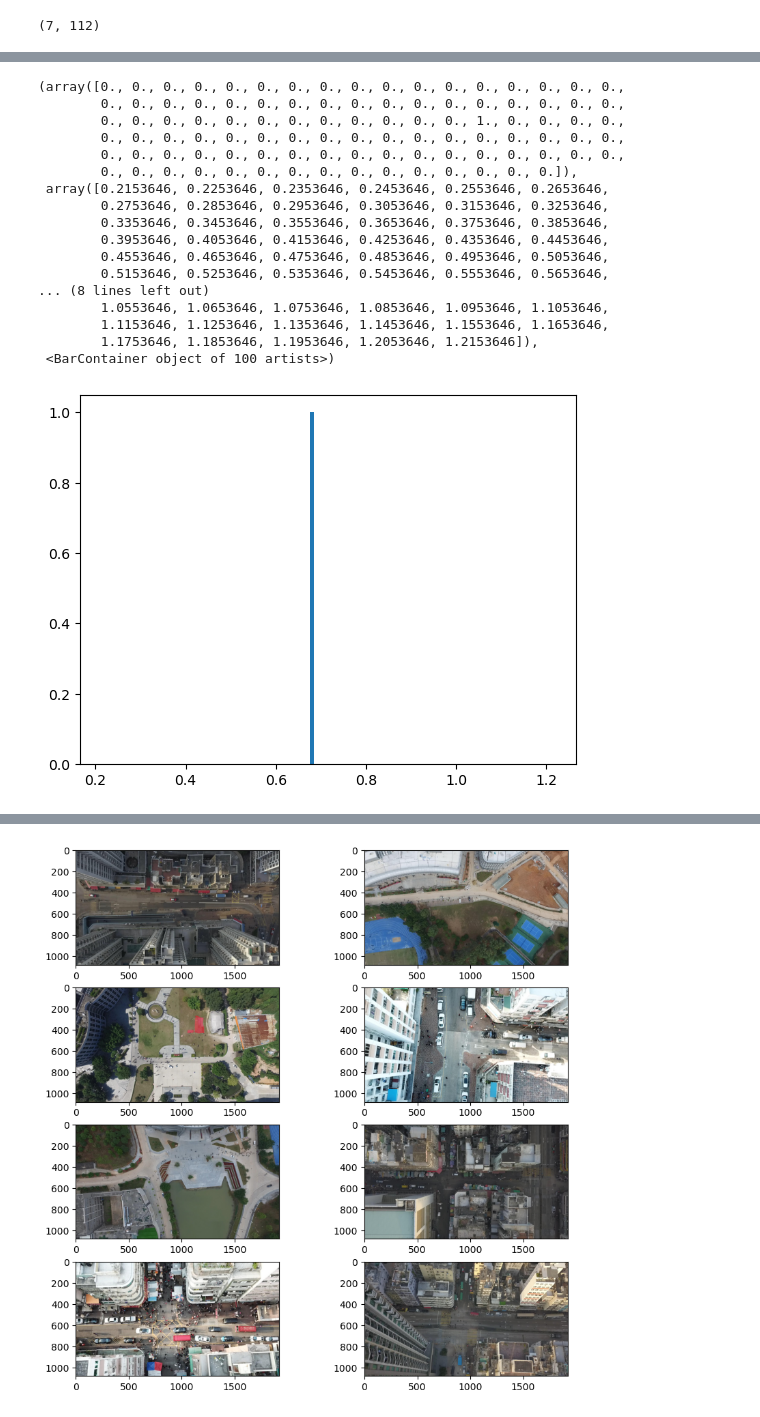
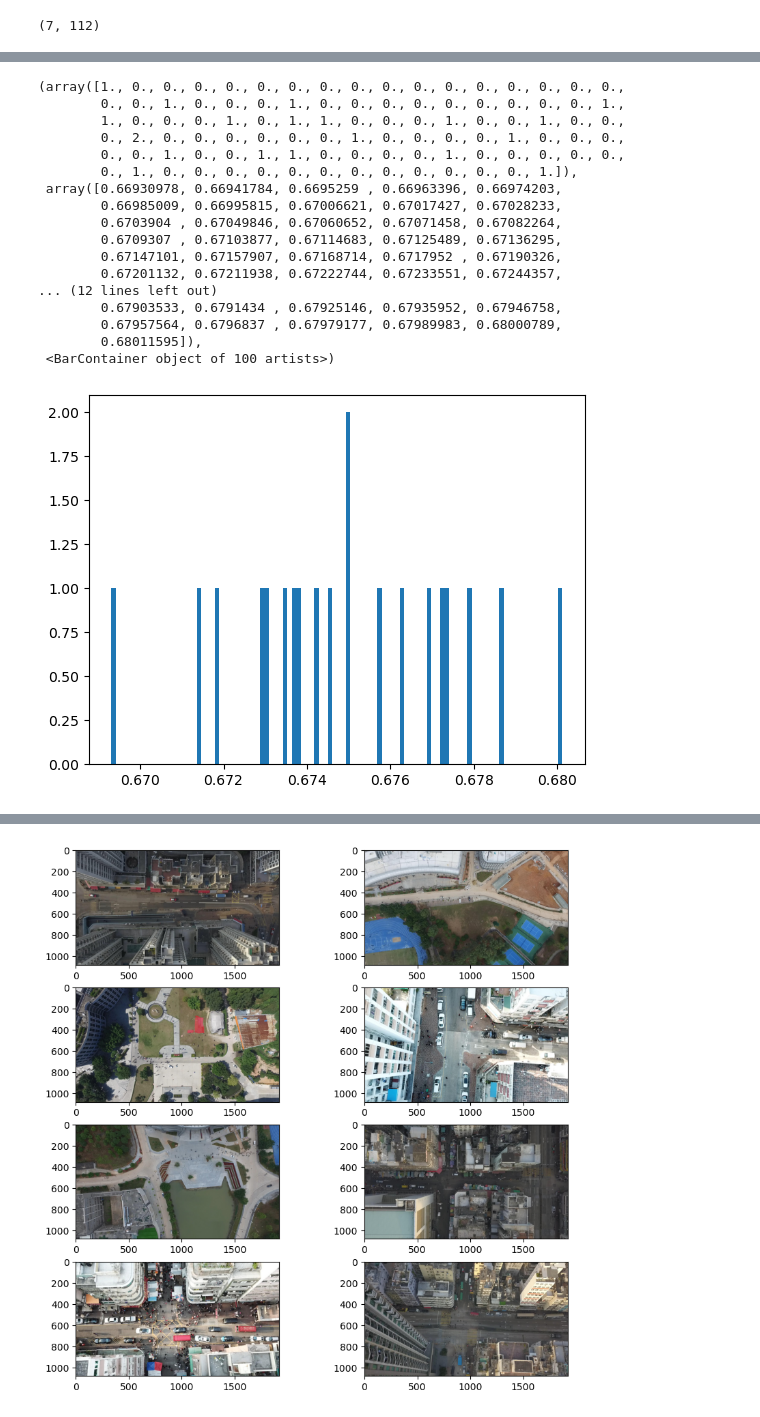
Before and after one commit to Usatoff/datasets_similarity, a Jupyter notebook: secs.ipynb, the cells around one changed output, grey strips where cells are left out. Saved outputs shown, nothing was run; the diff lists cells and outputs as text; code cells hidden in the pictures.

```diff
--- a/secs.ipynb
+++ b/secs.ipynb
@@ -77,6 +78,9 @@ class MyDataset(Dataset):
             image = self.model_transform(image)
             res.append(image.float())
 
+        idxs = np.random.choice(len(res), size=10)
+        res = [res[idx] for idx in idxs]
+
         return torch.stack(res)
 # %%
 my_dataset = MyDataset(images_folder="/Users/alex-usatoff/Downloads/VisDrone2020-CC/sequences")
@@ -181,10 +185,10 @@ embeds_list_similarity(embeds1, embeds2)
 # %%
-def get_similarities(ds1, ds2, subsample_size=100, iters=100):
+def get_similarities(ds1, ds2, subsample_1_size=100, subsample_2_size=100, iters=100):
     similarities_list = []
     for seed in tqdm(range(iters)):
         embeds1, embeds2 = get_embeds_example(
-            ds1, extractor, random_seed=seed, subsample_size=subsample_size), get_embeds_example(
-                ds2, extractor, random_seed=seed**2, subsample_size=subsample_size)
+            ds1, extractor, random_seed=seed, subsample_size=subsample_1_size), get_embeds_example(
+                ds2, extractor, random_seed=seed**2, subsample_size=subsample_2_size)
         similarities_list.append(embeds_list_similarity(embeds1, embeds2))
     return similarities_list
 # %%
@@ -220,7 +243,7 @@ len(test_dataset), len(my_dataset)
 # %% [output]
 (7, 112)
 # %%
-similarities_test_list_1 = get_similarities(my_dataset_1, test_dataset, subsample_size=56, iters=1)
+similarities_test_list_1 = get_similarities(my_dataset_1, test_dataset, subsample_1_size=40, subsample_2_size=7, iters=20)
 # %%
 similarities_test_list_1
 # %% [output]
@@ -228,22 +270,22 @@ similarities_test_list_1
 # %%
-plt.hist(similarities_test_list_1, bins=100, range=[min(similarities_list), max(similarities_list)])
+plt.hist(similarities_test_list_1, bins=100, range=[min(similarities_test_list_1), max(similarities_test_list_1)])
 # %% [output]
-(array([0., 0., 0., 0., 0., 0., 0., 0., 0., 0., 0., 0., 0., 0., 0., 0., 0.,
-        0., 0., 0., 0., 0., 0., 0., 0., 0., 0., 0., 0., 0., 0., 0., 0., 0.,
-        0., 0., 0., 0., 0., 0., 0., 0., 0., 0., 0., 0., 1., 0., 0., 0., 0.,
-        0., 0., 0., 0., 0., 0., 0., 0., 0., 0., 0., 0., 0., 0., 0., 0., 0.,
-        0., 0., 0., 0., 0., 0., 0., 0., 0., 0., 0., 0., 0., 0., 0., 0., 0.,
-        0., 0., 0., 0., 0., 0., 0., 0., 0., 0., 0., 0., 0., 0., 0.]),
- array([0.2153646, 0.2253646, 0.2353646, 0.2453646, 0.2553646, 0.2653646,
-        0.2753646, 0.2853646, 0.2953646, 0.3053646, 0.3153646, 0.3253646,
-        0.3353646, 0.3453646, 0.3553646, 0.3653646, 0.3753646, 0.3853646,
-        0.3953646, 0.4053646, 0.4153646, 0.4253646, 0.4353646, 0.4453646,
-        0.4553646, 0.4653646, 0.4753646, 0.4853646, 0.4953646, 0.5053646,
-        0.5153646, 0.5253646, 0.5353646, 0.5453646, 0.5553646, 0.5653646,
-... (8 lines left out)
-        1.0553646, 1.0653646, 1.0753646, 1.0853646, 1.0953646, 1.1053646,
-        1.1153646, 1.1253646, 1.1353646, 1.1453646, 1.1553646, 1.1653646,
-        1.1753646, 1.1853646, 1.1953646, 1.2053646, 1.2153646]),
+(array([1., 0., 0., 0., 0., 0., 0., 0., 0., 0., 0., 0., 0., 0., 0., 0., 0.,
+        0., 0., 1., 0., 0., 0., 1., 0., 0., 0., 0., 0., 0., 0., 0., 0., 1.,
+        1., 0., 0., 0., 1., 0., 1., 1., 0., 0., 0., 1., 0., 0., 1., 0., 0.,
+        0., 2., 0., 0., 0., 0., 0., 0., 1., 0., 0., 0., 0., 1., 0., 0., 0.,
+        0., 0., 1., 0., 0., 1., 1., 0., 0., 0., 0., 1., 0., 0., 0., 0., 0.,
+        0., 1., 0., 0., 0., 0., 0., 0., 0., 0., 0., 0., 0., 0., 1.]),
+ array([0.66930978, 0.66941784, 0.6695259 , 0.66963396, 0.66974203,
+        0.66985009, 0.66995815, 0.67006621, 0.67017427, 0.67028233,
+        0.6703904 , 0.67049846, 0.67060652, 0.67071458, 0.67082264,
+        0.6709307 , 0.67103877, 0.67114683, 0.67125489, 0.67136295,
+        0.67147101, 0.67157907, 0.67168714, 0.6717952 , 0.67190326,
+        0.67201132, 0.67211938, 0.67222744, 0.67233551, 0.67244357,
+... (12 lines left out)
+        0.67903533, 0.6791434 , 0.67925146, 0.67935952, 0.67946758,
+        0.67957564, 0.6796837 , 0.67979177, 0.67989983, 0.68000789,
+        0.68011595]),
  <BarContainer object of 100 artists>)
-[figure, old version]
+[figure, new version]
 # %%
```
Also changed, not shown: parts of 9 cells of this notebook.
